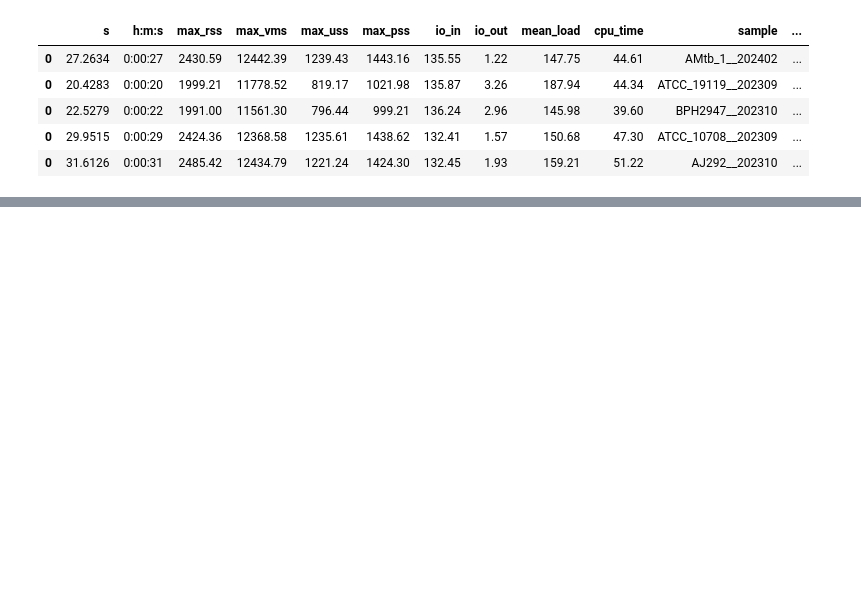
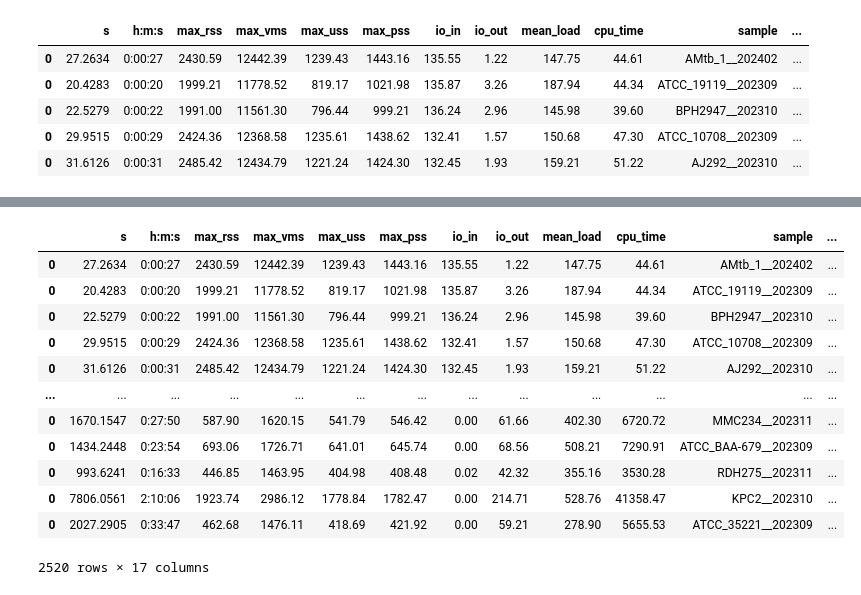
Before and after one commit to mbhall88/NanoVarBench, a Jupyter notebook: notebooks/bench.ipynb, the cells around one changed output, grey strips where cells are left out. Saved outputs shown, nothing was run; the diff lists cells and outputs as text; code cells hidden in the pictures; blank space fills up the shorter version.

```diff
--- a/notebooks/bench.ipynb
+++ b/notebooks/bench.ipynb
@@ -142,0 +172,16 @@ rt_ax.tick_params(axis="both", which="major", labelsize=FS)
+# %%
+df
+# %% [output]
+|  | s | h:m:s | max_rss | max_vms | max_uss | max_pss | io_in | io_out | mean_load | cpu_time | sample | ... |
+| 0 | 27.2634 | 0:00:27 | 2430.59 | 12442.39 | 1239.43 | 1443.16 | 135.55 | 1.22 | 147.75 | 44.61 | AMtb_1__202402 | ... |
+| 0 | 20.4283 | 0:00:20 | 1999.21 | 11778.52 | 819.17 | 1021.98 | 135.87 | 3.26 | 187.94 | 44.34 | ATCC_19119__202309 | ... |
+| 0 | 22.5279 | 0:00:22 | 1991.00 | 11561.30 | 796.44 | 999.21 | 136.24 | 2.96 | 145.98 | 39.60 | BPH2947__202310 | ... |
+| 0 | 29.9515 | 0:00:29 | 2424.36 | 12368.58 | 1235.61 | 1438.62 | 132.41 | 1.57 | 150.68 | 47.30 | ATCC_10708__202309 | ... |
+| 0 | 31.6126 | 0:00:31 | 2485.42 | 12434.79 | 1221.24 | 1424.30 | 132.45 | 1.93 | 159.21 | 51.22 | AJ292__202310 | ... |
+| ... | ... | ... | ... | ... | ... | ... | ... | ... | ... | ... | ... | ... |
+| 0 | 1670.1547 | 0:27:50 | 587.90 | 1620.15 | 541.79 | 546.42 | 0.00 | 61.66 | 402.30 | 6720.72 | MMC234__202311 | ... |
+| 0 | 1434.2448 | 0:23:54 | 693.06 | 1726.71 | 641.01 | 645.74 | 0.00 | 68.56 | 508.21 | 7290.91 | ATCC_BAA-679__202309 | ... |
+| 0 | 993.6241 | 0:16:33 | 446.85 | 1463.95 | 404.98 | 408.48 | 0.02 | 42.32 | 355.16 | 3530.28 | RDH275__202311 | ... |
+| 0 | 7806.0561 | 2:10:06 | 1923.74 | 2986.12 | 1778.84 | 1782.47 | 0.00 | 214.71 | 528.76 | 41358.47 | KPC2__202310 | ... |
+| 0 | 2027.2905 | 0:33:47 | 462.68 | 1476.11 | 418.69 | 421.92 | 0.00 | 59.21 | 278.90 | 5655.53 | ATCC_35221__202309 | ... |
+2520 rows × 17 columns
```
Also changed, not shown: parts of 4 cells of this notebook, 2 other files.
